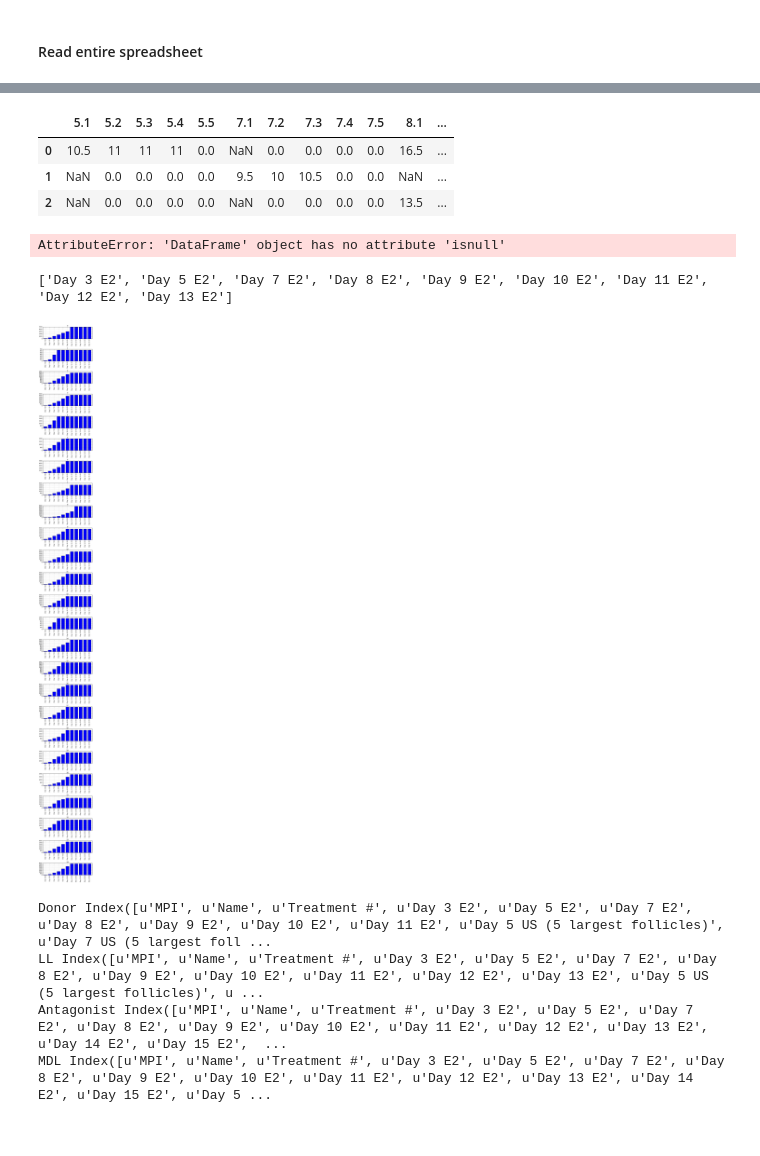
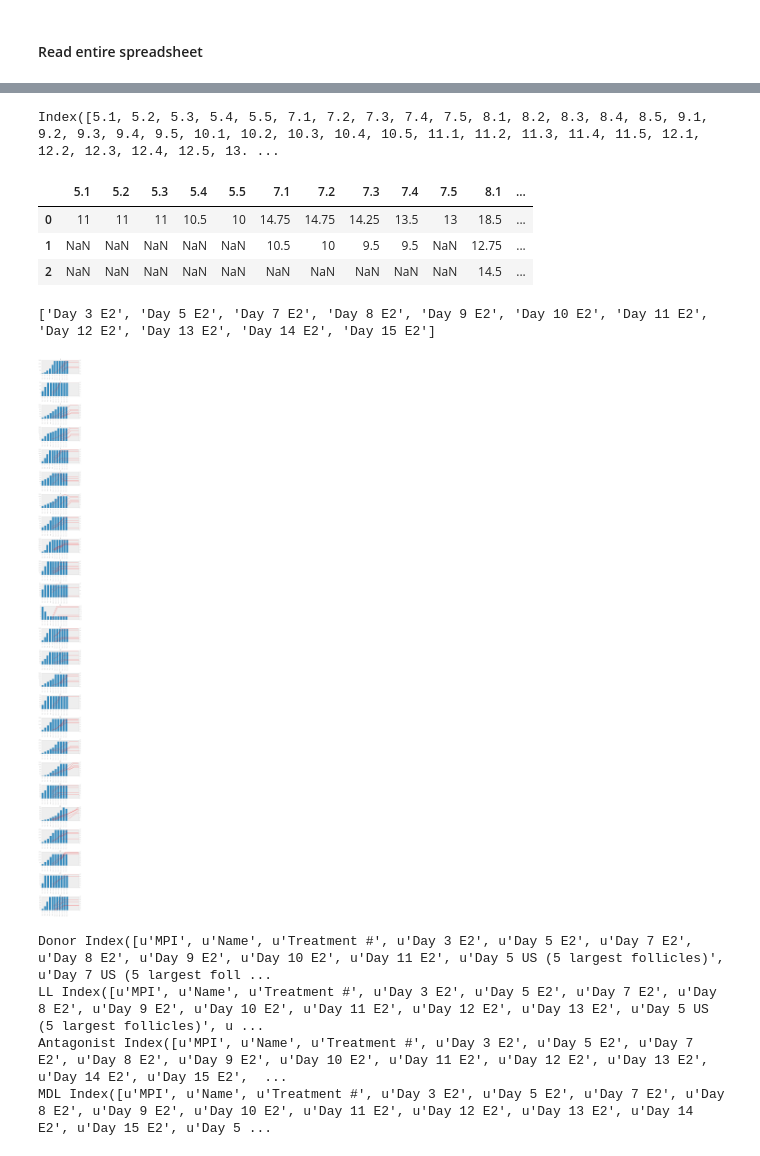
Before and after one commit to jaybo/IVF-scikit-learn, a Jupyter notebook: Notebooks/ivf-Excel.ipynb, the cells around one changed output, grey strips where cells are left out. Drawn from its saved outputs; the diff is of its cells as text; code cells hidden in the pictures.

```diff
--- a/Notebooks/ivf-Excel.ipynb
+++ b/Notebooks/ivf-Excel.ipynb
@@ -163,7 +167,7 @@ def getL5S(df, days = allDays, addMissingColumns = False, interpolate = None):
 # %% [markdown]
 #### Read entire spreadsheet
 # %%
-dfs, sheets = read_xl('GSL 7.31.14.xlsx')
+dfs, sheets = read_xl('GSL 7.31.14Clean.xlsx')
 # select sheet
 df = dfs[sheets[1]]
 #print df
@@ -207,46 +222,47 @@ print L5.ix[0:2,'5.1' : '5.5']
 # %%
 df = dfs[sheets[3]]
-L5 = getL5(df, days = daysInclusive (5,15), addMissingColumns = True, interpolate = False)
-#print L5.loc[0][5.5]
+L5 = getL5(df, days = daysInclusive (5,15), addMissingColumns = True, interpolate = True)
+print L5.columns
 
-pd.set_option('display.max_columns', 500)
-pd.set_option('display.width', 1000)
+
 L5.ix[0:2,5.1 : 15.5]
 #L5
 # %% [output]
+Index([5.1, 5.2, 5.3, 5.4, 5.5, 7.1, 7.2, 7.3, 7.4, 7.5, 8.1, 8.2, 8.3, 8.4, 8.5, 9.1, 9.2, 9.3, 9.4, 9.5, 10.1, 10.2, 10.3, 10.4, 10.5, 11.1, 11.2, 11.3, 11.4, 11.5, 12.1, 12.2, 12.3, 12.4, 12.5, 13. ...
 |  | 5.1 | 5.2 | 5.3 | 5.4 | 5.5 | 7.1 | 7.2 | 7.3 | 7.4 | 7.5 | 8.1 | ... |
-| 0 | 10.5 | 11 | 11 | 11 | 0.0 | NaN | 0.0 | 0.0 | 0.0 | 0.0 | 16.5 | ... |
-| 1 | NaN | 0.0 | 0.0 | 0.0 | 0.0 | 9.5 | 10 | 10.5 | 0.0 | 0.0 | NaN | ... |
-| 2 | NaN | 0.0 | 0.0 | 0.0 | 0.0 | NaN | 0.0 | 0.0 | 0.0 | 0.0 | 13.5 | ... |
+| 0 | 11 | 11 | 11 | 10.5 | 10 | 14.75 | 14.75 | 14.25 | 13.5 | 13 | 18.5 | ... |
+| 1 | NaN | NaN | NaN | NaN | NaN | 10.5 | 10 | 9.5 | 9.5 | NaN | 12.75 | ... |
+| 2 | NaN | NaN | NaN | NaN | NaN | NaN | NaN | NaN | NaN | NaN | 14.5 | ... |
-# %%
-
-#L5S = L5.convert_objects(convert_text=True)
-#L5S
-L5.isnu
-
-#rv = L5.iloc[0].values
-#r
-#r = [n.strip() for n in r]
-#r
-#k = L5.iLoc[0,0]
-# %% [output]
-AttributeError: 'DataFrame' object has no attribute 'isnull'
 # %%
-df = dfs[sheets[1]]
-E2 = getE2(df, days = daysInclusive (3,15), addMissingColumns = True, interpolate = 'linear')
-fig, axes = plt.subplots(nRows, 1, figsize=(6,60), dpi=100)
+df = dfs[sheets[0]]
+dayRange = daysInclusive (3,15)
+E2 = getE2(df, days = dayRange, addMissingColumns = True, interpolate = 'linear')
+L5 = getL5(df, days = dayRange, addMissingColumns = True, interpolate = True)
+L5.fillna(0.0)
+nRows = len(E2.iloc[:])
+#nRows = 2
+
+fig, axes = plt.subplots(nRows, 1, figsize=(6,nRows * 3), dpi=100)
 E2max = nanmax(E2.values)
-nRows = len(E2.iloc[:])
-for i in range (nRows):
+
+#range(0,len(dayRange),5, )
+for i in range(nRows): # range (nRows):
     E2Row = E2.iloc[i]
-    axes[i].set_title(str(i))
+    ax = axes[i]
+    ax.set_title(str(i))
     #axes[i].set_ylim([0, E2max])
-    E2Row.plot(kind ='bar', ax=axes[i])
+    E2Row.plot(kind ='bar', ax=ax)
+
+    L5cc = len(L5.columns)
+    for f in range (0, 5):
+        s = pd.Series (L5.iloc[i,range(f, L5cc, 5)])
+        pd.Series.plot(s, secondary_y=True, style='r', kind ='line', ax=ax)
 fig.tight_layout()
 #fig.subplots_adjust(left=0.15, right=.9, bottom=0.1, top=0.9);
+#L5
 # %% [output]
-['Day 3 E2', 'Day 5 E2', 'Day 7 E2', 'Day 8 E2', 'Day 9 E2', 'Day 10 E2', 'Day 11 E2', 'Day 12 E2', 'Day 13 E2']
+['Day 3 E2', 'Day 5 E2', 'Day 7 E2', 'Day 8 E2', 'Day 9 E2', 'Day 10 E2', 'Day 11 E2', 'Day 12 E2', 'Day 13 E2', 'Day 14 E2', 'Day 15 E2']
-[figure, old version]
+[figure, new version]
 # %%
 dfs = read_xl('GSL 7.31.14.xlsx')
 #print dir(dfs)
```
Also changed, not shown: parts of 7 cells of this notebook.
